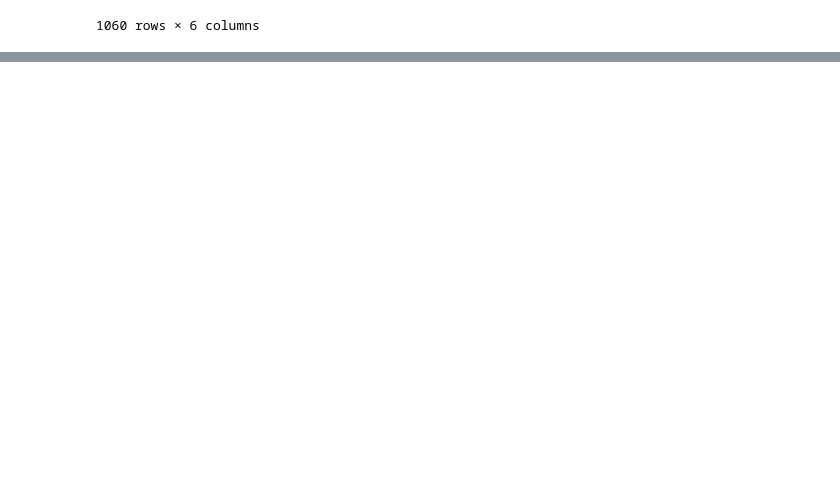
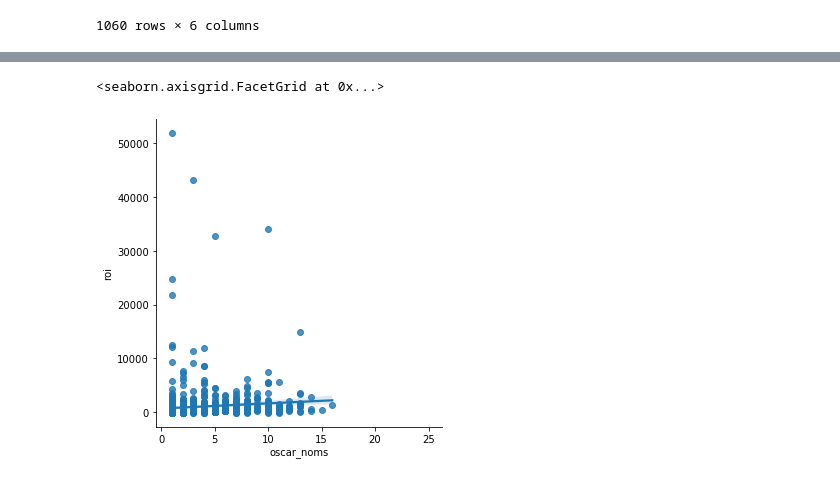
Before and after one commit to khyateed/Movie-Data-Analysis, a Jupyter notebook: student.ipynb, the cells around one changed output, grey strips where cells are left out. Saved outputs shown, nothing was run; the diff lists cells and outputs as text; code cells hidden in the pictures; blank space fills up the shorter version.

```diff
--- a/student.ipynb
+++ b/student.ipynb
@@ -510,0 +363,4 @@ Which composers have the most successful music scores?<br>
+# %%
+#  using 'original_title' to retain more rows
+oscar_genre = oscars.merge(genre_unstack, how = 'left', left_on='title', right_on='primary_title').drop('primary_title', axis=1)
+oscar_genre
@@ -510,0 +383,5 @@ Which composers have the most successful music scores?<br>
+# %%
+# subset relevant data, change strings to floats
+movie_gross = movie_gross_raw.loc[:, ['title', 'domestic_gross', 'foreign_gross']]
+movie_gross['foreign_gross'] = movie_gross['foreign_gross'].str.replace(',','').astype(float)
+movie_gross
@@ -510,0 +431,7 @@ Which composers have the most successful music scores?<br>
+# %%
+# concat gross and budget tables, create columns for total_gross and Return on Investment, drop duplicate rows
+budget_concat = pd.concat([movie_gross, budgets])
+budget_concat['total_gross'] = budget_concat.domestic_gross + budget_concat.foreign_gross
+budget_concat['roi'] = (((budget_concat.total_gross - budget_concat.production_budget)/budget_concat.production_budget)* 100).round(2)
+budget_concat.drop_duplicates(subset=['title'],keep='last', inplace=True)
+budget_concat
@@ -510,0 +459,9 @@ Which composers have the most successful music scores?<br>
+# %%
+# subset the oscars table, drop duplicate listings
+oscar_df = oscar_genre.loc[:,['title', "oscar_noms", 'genres']]
+oscar_df.drop_duplicates(inplace=True)
+oscar_df.sort_values('oscar_noms',ascending=False).head(15)
+
+# join genre/oscar table with budgets.....
+oscar_df = oscar_df.merge(budget_concat[['title','production_budget', "total_gross", 'roi']], on='title', how='left').set_index('title')
+oscar_df.sort_values('oscar_noms', ascending=False).head(15)
@@ -510,0 +492,8 @@ Which composers have the most successful music scores?<br>
+# %%
+x ='oscar_noms'
+y = 'roi'
+noms_vs_budget = oscar_df.loc[:,[x, y]].drop_duplicates()
+sns.lmplot(x,y, data = noms_vs_budget)
+# %% [output]
+<seaborn.axisgrid.FacetGrid at 0x...>
+[figure, added]
```
Also changed, not shown: parts of 54 cells of this notebook, 1 other file.
